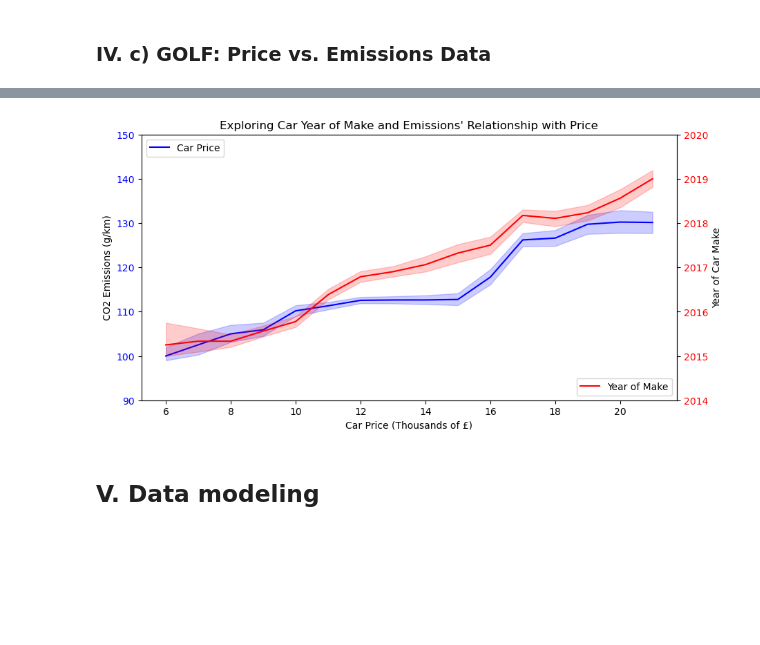
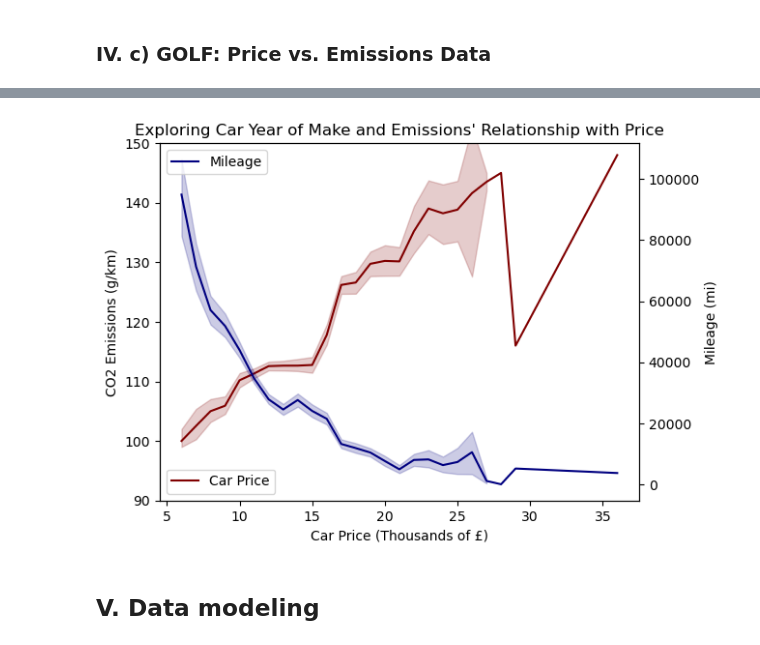
Before and after one commit to pholmes116/UK-used-car-prices-public, a Jupyter notebook: UK_car_rental.ipynb, the cells around one changed output, grey strips where cells are left out. Saved outputs shown, nothing was run; the diff lists cells and outputs as text; code cells hidden in the pictures; blank space fills up the shorter version.

Commit message:
add new plot

```diff
--- a/UK_car_rental.ipynb
+++ b/UK_car_rental.ipynb
@@ -1005,40 +1020,34 @@ plt.show()
 # %%
-golf['bucket'] = pd.cut(golf['price'],
-                        bins=range(min(golf['price']), max(golf['price']), 1000),
-                        right=False,
-                        labels=[i/1000 for i in range(min(golf['price']), max(golf['price']) - 1000, 1000)])
-golf = golf.dropna()
 
-golf['bucket'] = golf['bucket'].astype(int)
 
 # Create the figure and axis
 fig, ax1 = plt.subplots()
 
 # Plot the first variable (y1) using the first y-axis (left)
-sns.lineplot(x='bucket', y='CO2 Emissions', data=golf, label='Car Price', color='blue')
+sns.lineplot(x='bucket', y='CO2 Emissions', data=golf, label='Car Price', color='maroon')
 ax1.set_xlabel('Car Price (Thousands of £)')
 ax1.set_ylabel('CO2 Emissions (g/km)')
-ax1.tick_params(axis='y', labelcolor='blue')
+ax1.tick_params(axis='y')
 ax1.set_ylim(90,150)
-ax1.legend(loc = 'upper left')
+ax1.legend(loc = 'lower left')
 
 # Create a second y-axis that shares the same x-axis
 ax2 = ax1.twinx()
 
 # Plot the second variable (y2) using the second y-axis (right)
-sns.lineplot(x='bucket', y='year', data=golf, label='Year of Make', color='red')
-ax2.set_ylabel('Year of Car Make')
-ax2.tick_params(axis='y', labelcolor='red')
-ax2.set_ylim(2014,2020)
-ax2.legend(loc = 'lower right')
+sns.lineplot(x='bucket', y='mileage', data=golf, label='Mileage', color="navy")
+ax2.set_ylabel('Mileage (mi)')
+ax2.tick_params(axis='y')
+#ax2.set_ylim(2014,2020)
+ax2.legend(loc = 'upper left')
 
 
 # Add labels and title
 plt.title("Exploring Car Year of Make and Emissions' Relationship with Price")
 # Display the plot
 plt.show()
 # %% [output]
-[figure, old version]
+[figure, new version]
 # %% [markdown]
 ## V. Data modeling
 # %% [markdown]
```
Also changed, not shown: parts of 8 cells of this notebook.
